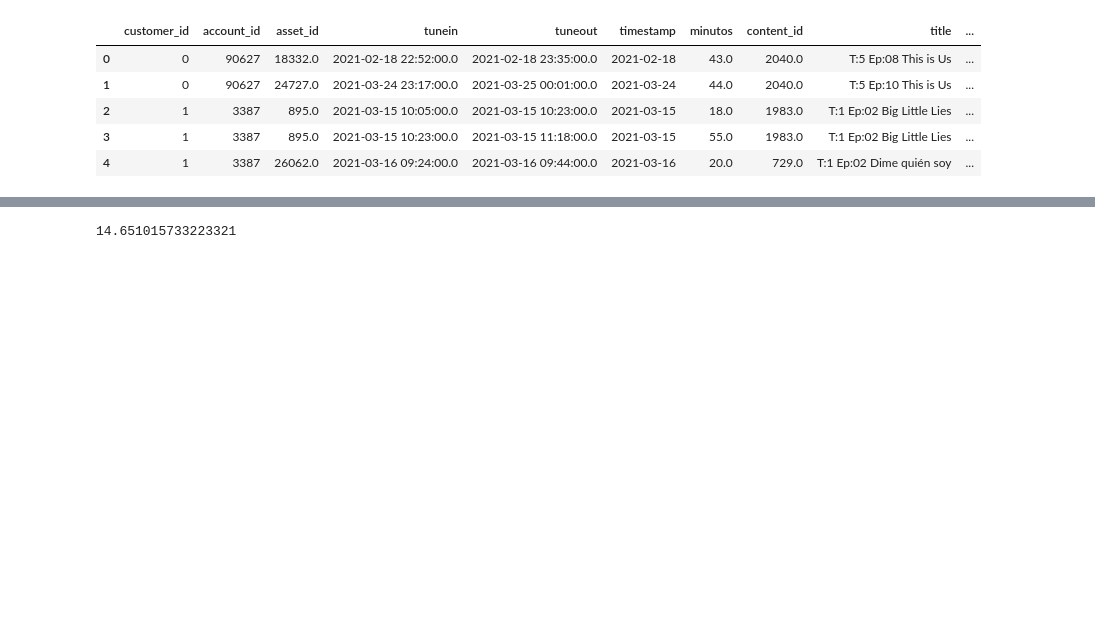
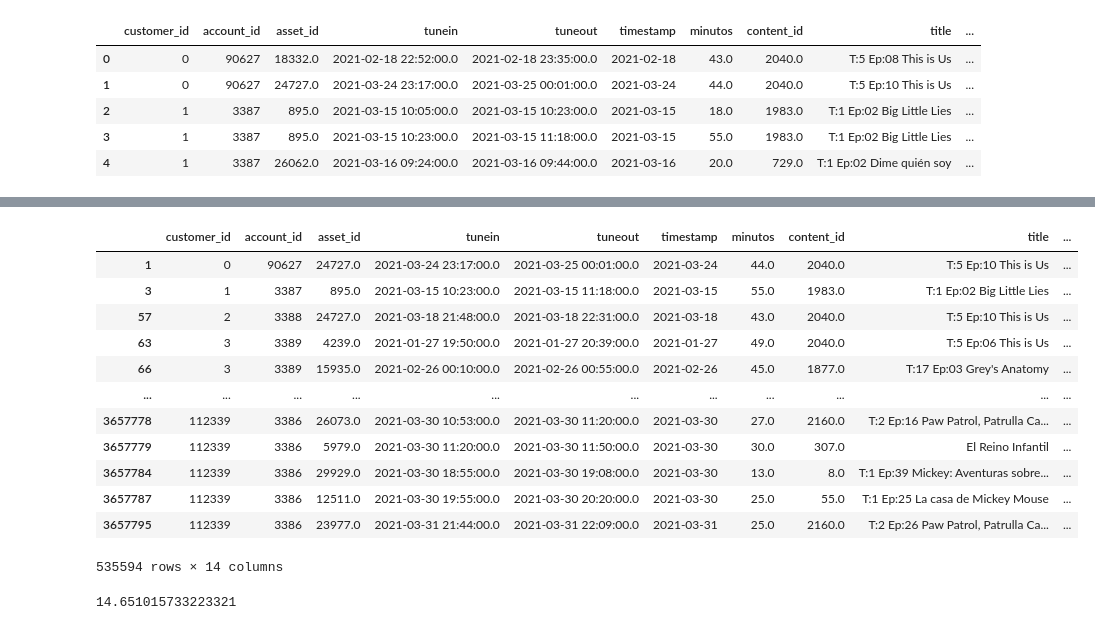
Before and after one commit to ivanjavierparra/Data-Science-Sprint-3, a Jupyter notebook: Entrega_3.ipynb, the cells around one changed output, grey strips where cells are left out. Drawn from its saved outputs; the diff is of its cells as text; code cells hidden in the pictures; blank space fills up the shorter version.

```diff
--- a/Entrega_3.ipynb
+++ b/Entrega_3.ipynb
@@ -327,3 +501,19 @@ df_map[df_map['minutos_vistos'] < 0].count()[1]
+# %%
+df_map[df_map['minutos_vistos'] < 0]
+# %% [output]
+|  | customer_id | account_id | asset_id | tunein | tuneout | timestamp | minutos | content_id | title | ... |
+| 1 | 0 | 90627 | 24727.0 | 2021-03-24 23:17:00.0 | 2021-03-25 00:01:00.0 | 2021-03-24 | 44.0 | 2040.0 | T:5 Ep:10 This is Us | ... |
+| 3 | 1 | 3387 | 895.0 | 2021-03-15 10:23:00.0 | 2021-03-15 11:18:00.0 | 2021-03-15 | 55.0 | 1983.0 | T:1 Ep:02 Big Little Lies | ... |
+| 57 | 2 | 3388 | 24727.0 | 2021-03-18 21:48:00.0 | 2021-03-18 22:31:00.0 | 2021-03-18 | 43.0 | 2040.0 | T:5 Ep:10 This is Us | ... |
+| 63 | 3 | 3389 | 4239.0 | 2021-01-27 19:50:00.0 | 2021-01-27 20:39:00.0 | 2021-01-27 | 49.0 | 2040.0 | T:5 Ep:06 This is Us | ... |
+| 66 | 3 | 3389 | 15935.0 | 2021-02-26 00:10:00.0 | 2021-02-26 00:55:00.0 | 2021-02-26 | 45.0 | 1877.0 | T:17 Ep:03 Grey's Anatomy | ... |
+| ... | ... | ... | ... | ... | ... | ... | ... | ... | ... | ... |
+| 3657778 | 112339 | 3386 | 26073.0 | 2021-03-30 10:53:00.0 | 2021-03-30 11:20:00.0 | 2021-03-30 | 27.0 | 2160.0 | T:2 Ep:16 Paw Patrol, Patrulla Ca... | ... |
+| 3657779 | 112339 | 3386 | 5979.0 | 2021-03-30 11:20:00.0 | 2021-03-30 11:50:00.0 | 2021-03-30 | 30.0 | 307.0 | El Reino Infantil | ... |
+| 3657784 | 112339 | 3386 | 29929.0 | 2021-03-30 18:55:00.0 | 2021-03-30 19:08:00.0 | 2021-03-30 | 13.0 | 8.0 | T:1 Ep:39 Mickey: Aventuras sobre... | ... |
+| 3657787 | 112339 | 3386 | 12511.0 | 2021-03-30 19:55:00.0 | 2021-03-30 20:20:00.0 | 2021-03-30 | 25.0 | 55.0 | T:1 Ep:25 La casa de Mickey Mouse | ... |
+| 3657795 | 112339 | 3386 | 23977.0 | 2021-03-31 21:44:00.0 | 2021-03-31 22:09:00.0 | 2021-03-31 | 25.0 | 2160.0 | T:2 Ep:26 Paw Patrol, Patrulla Ca... | ... |
+535594 rows × 14 columns
 # %%
 df_map[df_map['minutos_vistos'] < 0].count()[1] * 100 / df_map.shape[0]
 # %% [output]
```
Also changed, not shown: parts of 26 cells of this notebook.
